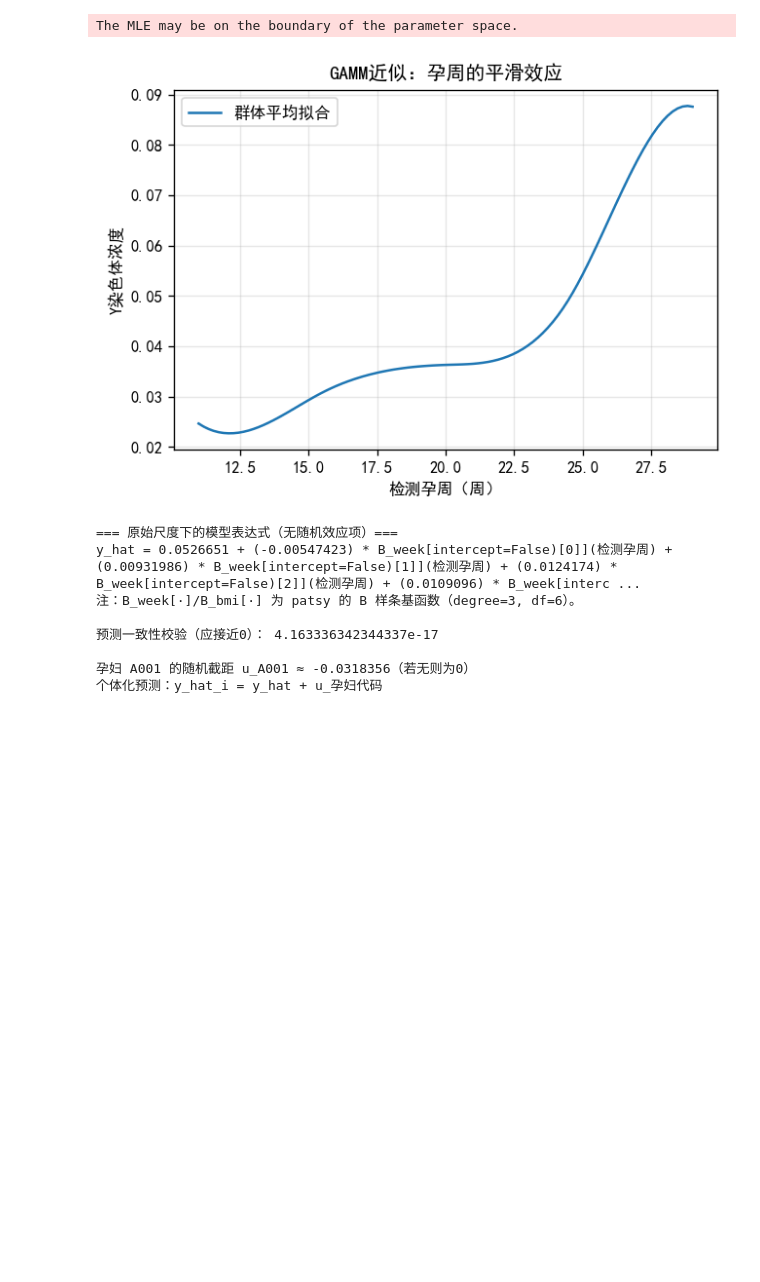
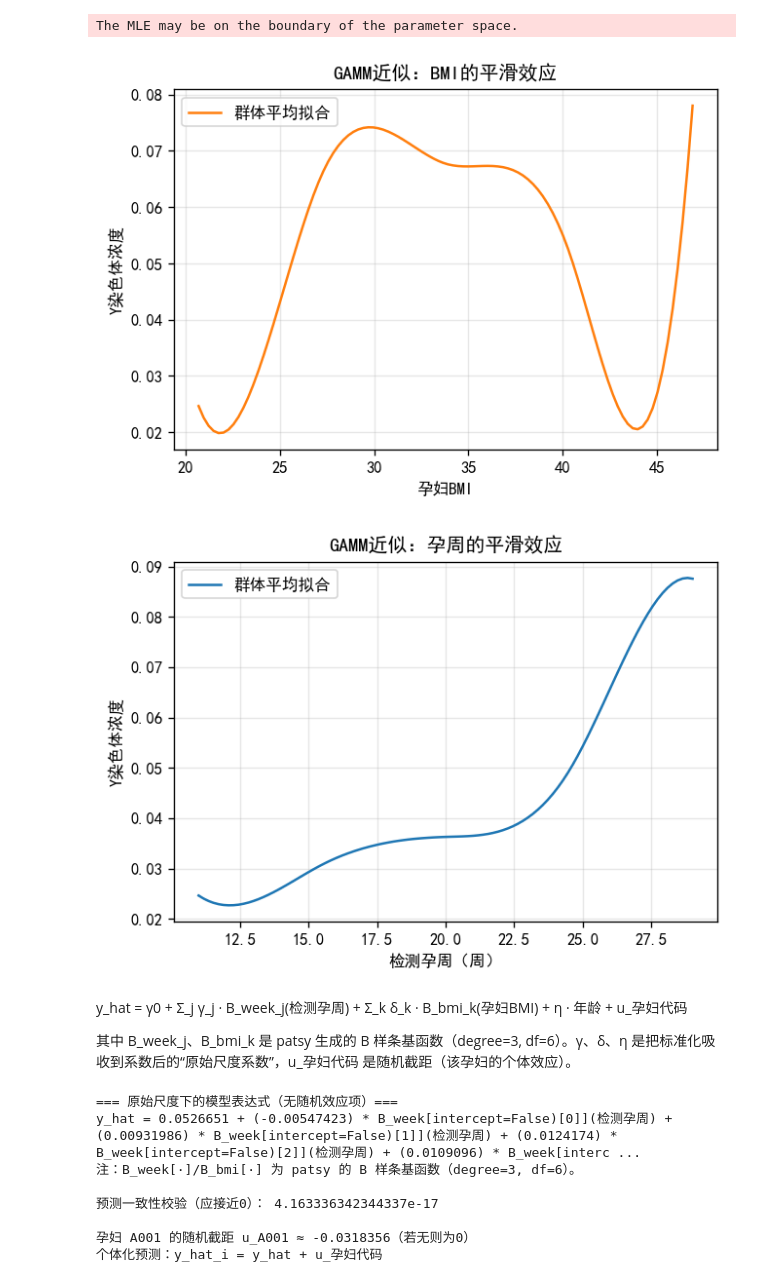
Before and after one commit to George-Zheng-1013/prenatal-testing, a Jupyter notebook: Q1/相关性分析.ipynb, the cells around one changed output. Cells and saved outputs as stored; diff of their text form; code cells hidden in the pictures; blank space fills up the shorter version.

```diff
--- a/Q1/相关性分析.ipynb
+++ b/Q1/相关性分析.ipynb
@@ -258,31 +258,61 @@ Group Var                                                       0.001    0.005
 =========================================================================================================
 The MLE may be on the boundary of the parameter space.
 # %%
+# 先绘制 BMI vs Y染色体浓度 的群体平均拟合（固定孕周与年龄为中位数）
+grid_bmi = pd.DataFrame({
+    x_week: np.median(df_mm[x_week]),
+    x_bmi:  np.linspace(df_mm[x_bmi].min(), df_mm[x_bmi].max(), 100),
+    '年龄':  np.median(df_mm['年龄'])
+})
+week_b = dmatrix("bs(Q('检测孕周'), df=6, degree=3, include_intercept=False)",
+                 grid_bmi, return_type='dataframe').add_prefix('week_')
+bmi_b  = dmatrix("bs(Q('孕妇BMI'), df=6, degree=3, include_intercept=False)",
+                 grid_bmi, return_type='dataframe').add_prefix('bmi_')
+
+Xg_feat_bmi = pd.concat([week_b, bmi_b, grid_bmi[['年龄']]], axis=1)
+Xg_feat_bmi = Xg_feat_bmi[keep_cols]
+Xg_bmi = (Xg_feat_bmi - mu_) / sigma_
+Xg_bmi = sm.add_constant(Xg_bmi, has_constant='add')
+Xg_bmi = Xg_bmi.reindex(columns=fe_cols, fill_value=0)
+
+yhat_bmi = res.predict(exog=Xg_bmi)
+
+plt.figure(figsize=(6,4), dpi=120)
+plt.plot(grid_bmi[x_bmi], yhat_bmi, label='群体平均拟合', color='tab:orange')
+plt.xlabel('孕妇BMI'); plt.ylabel('Y染色体浓度'); plt.title('GAMM近似：BMI的平滑效应')
+plt.grid(alpha=0.3); plt.legend(); plt.show()
+
+# 再生成“孕周 vs Y染色体浓度”的网格，供下方现有代码使用
 grid = pd.DataFrame({
     x_week: np.linspace(df_mm[x_week].min(), df_mm[x_week].max(), 100),
     x_bmi:  np.median(df_mm[x_bmi]),
     '年龄':  np.median(df_mm['年龄'])
 })
 
 week_g = dmatrix("bs(Q('检测孕周'), df=6, degree=3, include_intercept=False)",
                  grid, return_type='dataframe').add_prefix('week_')
 bmi_g  = dmatrix("bs(Q('孕妇BMI'), df=6, degree=3, include_intercept=False)",
                  grid, return_type='dataframe').add_prefix('bmi_')
 
 Xg_feat = pd.concat([week_g, bmi_g, grid[['年龄']]], axis=1)
 Xg_feat = Xg_feat[keep_cols]                 # 保持与训练相同的列
 Xg = (Xg_feat - mu_) / sigma_                # 用训练均值/方差标准化
 Xg = sm.add_constant(Xg, has_constant='add')
 Xg = Xg.reindex(columns=fe_cols, fill_value=0)  # 列顺序完全对齐
 
 yhat = res.predict(exog=Xg)
 
 plt.figure(figsize=(6,4), dpi=120)
 plt.plot(grid[x_week], yhat, label='群体平均拟合')
 plt.xlabel('检测孕周（周）'); plt.ylabel('Y染色体浓度'); plt.title('GAMM近似：孕周的平滑效应')
 plt.grid(alpha=0.3); plt.legend(); plt.show()
 # %% [output]
-[figure, old version]
+[figure, new version]
+[figure, added]
+# %% [markdown]
+y_hat = γ0 + Σ_j γ_j · B_week_j(检测孕周) + Σ_k δ_k · B_bmi_k(孕妇BMI) + η · 年龄 + u_孕妇代码
+
+其中 B_week_j、B_bmi_k 是 patsy 生成的 B 样条基函数（degree=3, df=6）。γ、δ、η 是把标准化吸收到系数后的“原始尺度系数”，u_孕妇代码 是随机截距（该孕妇的个体效应）。
 # %%
 # 1) 计算“原始特征空间”的系数（把标准化吸收进系数）
 fe = pd.Series(res.fe_params, index=fe_cols)  # 固定效应系数（含 const）
```
Also changed, not shown: parts of 1 cell of this notebook, 1 other file.
